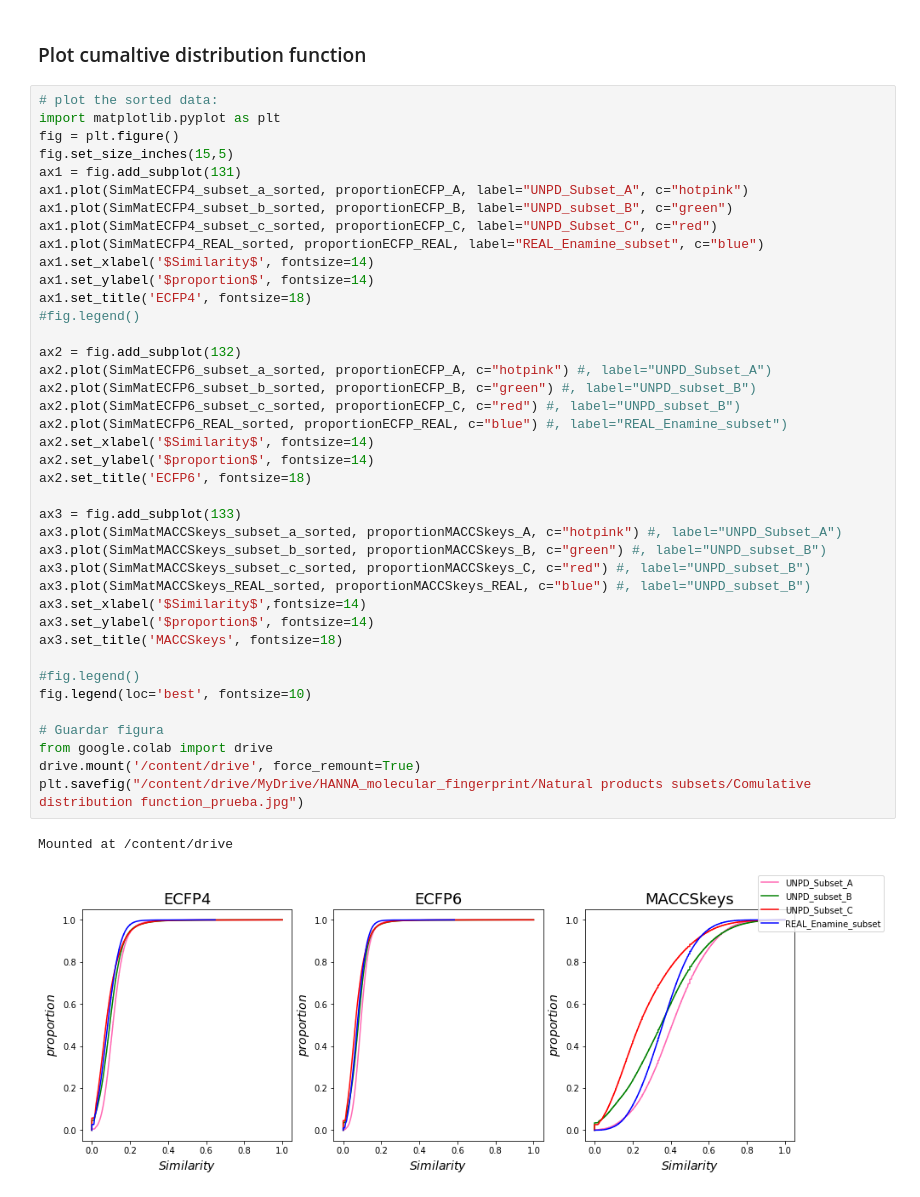
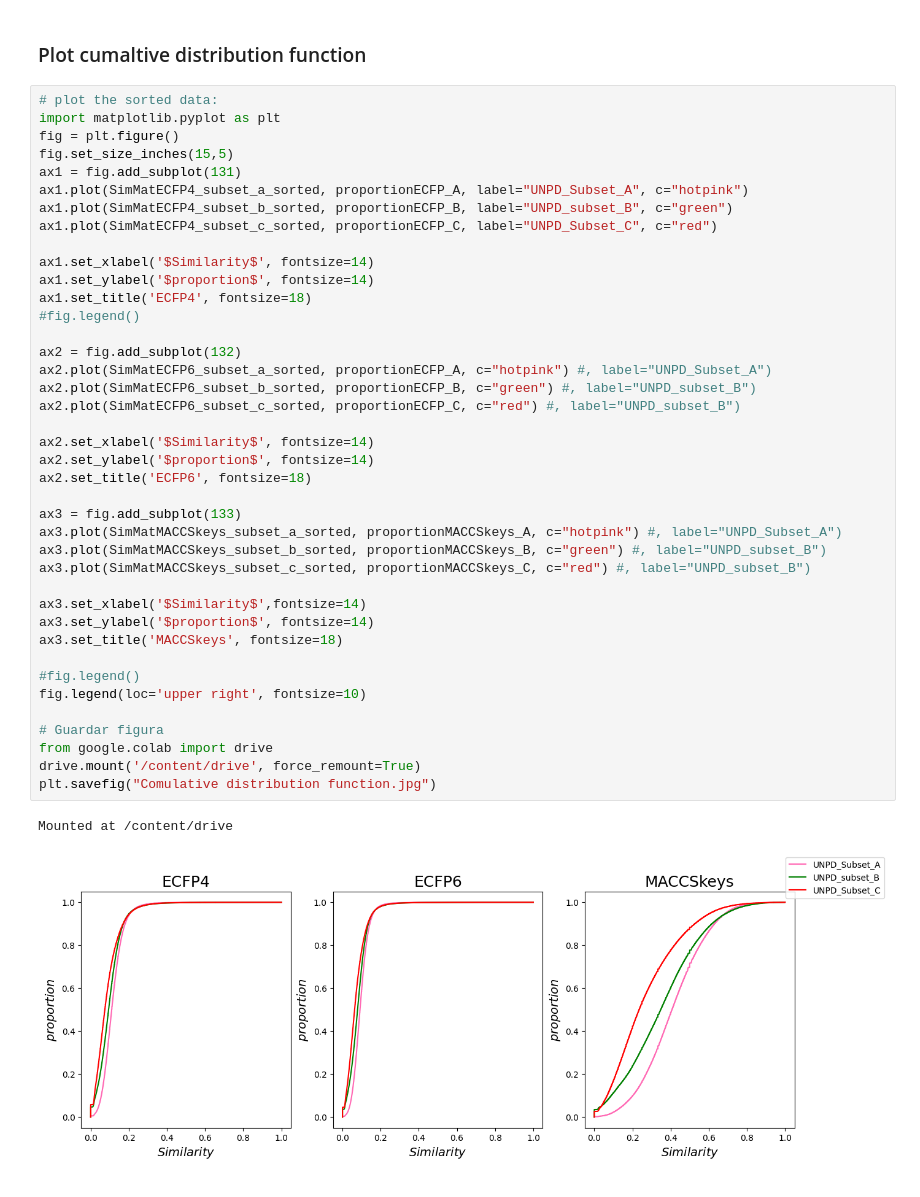
Before and after one commit to AnaChavezHdz/Comulative-distributio-function, a Jupyter notebook: Comulative_distribution_function.ipynb, the cells around one changed output. Saved outputs shown, nothing was run; the diff lists cells and outputs as text.

```diff
--- a/Comulative_distribution_function.ipynb
+++ b/Comulative_distribution_function.ipynb
@@ -289,37 +264,37 @@ ax1 = fig.add_subplot(131)
 ax1.plot(SimMatECFP4_subset_a_sorted, proportionECFP_A, label="UNPD_Subset_A", c="hotpink")
 ax1.plot(SimMatECFP4_subset_b_sorted, proportionECFP_B, label="UNPD_subset_B", c="green")
 ax1.plot(SimMatECFP4_subset_c_sorted, proportionECFP_C, label="UNPD_Subset_C", c="red")
-ax1.plot(SimMatECFP4_REAL_sorted, proportionECFP_REAL, label="REAL_Enamine_subset", c="blue")
+
 ax1.set_xlabel('$Similarity$', fontsize=14)
 ax1.set_ylabel('$proportion$', fontsize=14)
 ax1.set_title('ECFP4', fontsize=18)
 #fig.legend()
 
 ax2 = fig.add_subplot(132)
 ax2.plot(SimMatECFP6_subset_a_sorted, proportionECFP_A, c="hotpink") #, label="UNPD_Subset_A")
 ax2.plot(SimMatECFP6_subset_b_sorted, proportionECFP_B, c="green") #, label="UNPD_subset_B")
 ax2.plot(SimMatECFP6_subset_c_sorted, proportionECFP_C, c="red") #, label="UNPD_subset_B")
-ax2.plot(SimMatECFP6_REAL_sorted, proportionECFP_REAL, c="blue") #, label="REAL_Enamine_subset")
+
 ax2.set_xlabel('$Similarity$', fontsize=14)
 ax2.set_ylabel('$proportion$', fontsize=14)
 ax2.set_title('ECFP6', fontsize=18)
 
 ax3 = fig.add_subplot(133)
 ax3.plot(SimMatMACCSkeys_subset_a_sorted, proportionMACCSkeys_A, c="hotpink") #, label="UNPD_Subset_A")
 ax3.plot(SimMatMACCSkeys_subset_b_sorted, proportionMACCSkeys_B, c="green") #, label="UNPD_subset_B")
 ax3.plot(SimMatMACCSkeys_subset_c_sorted, proportionMACCSkeys_C, c="red") #, label="UNPD_subset_B")
-ax3.plot(SimMatMACCSkeys_REAL_sorted, proportionMACCSkeys_REAL, c="blue") #, label="UNPD_subset_B")
+
 ax3.set_xlabel('$Similarity$',fontsize=14)
 ax3.set_ylabel('$proportion$', fontsize=14)
 ax3.set_title('MACCSkeys', fontsize=18)
 
 #fig.legend()
-fig.legend(loc='best', fontsize=10)
+fig.legend(loc='upper right', fontsize=10)
 
 # Guardar figura
 from google.colab import drive
 drive.mount('/content/drive', force_remount=True)
-plt.savefig("/content/drive/MyDrive/HANNA_molecular_fingerprint/Natural products subsets/Comulative distribution function_prueba.jpg")
+plt.savefig("Comulative distribution function.jpg")
 # %% [output]
 Mounted at /content/drive
-[figure, old version]
+[figure, new version]
```
Also changed, not shown: parts of 27 cells of this notebook.
